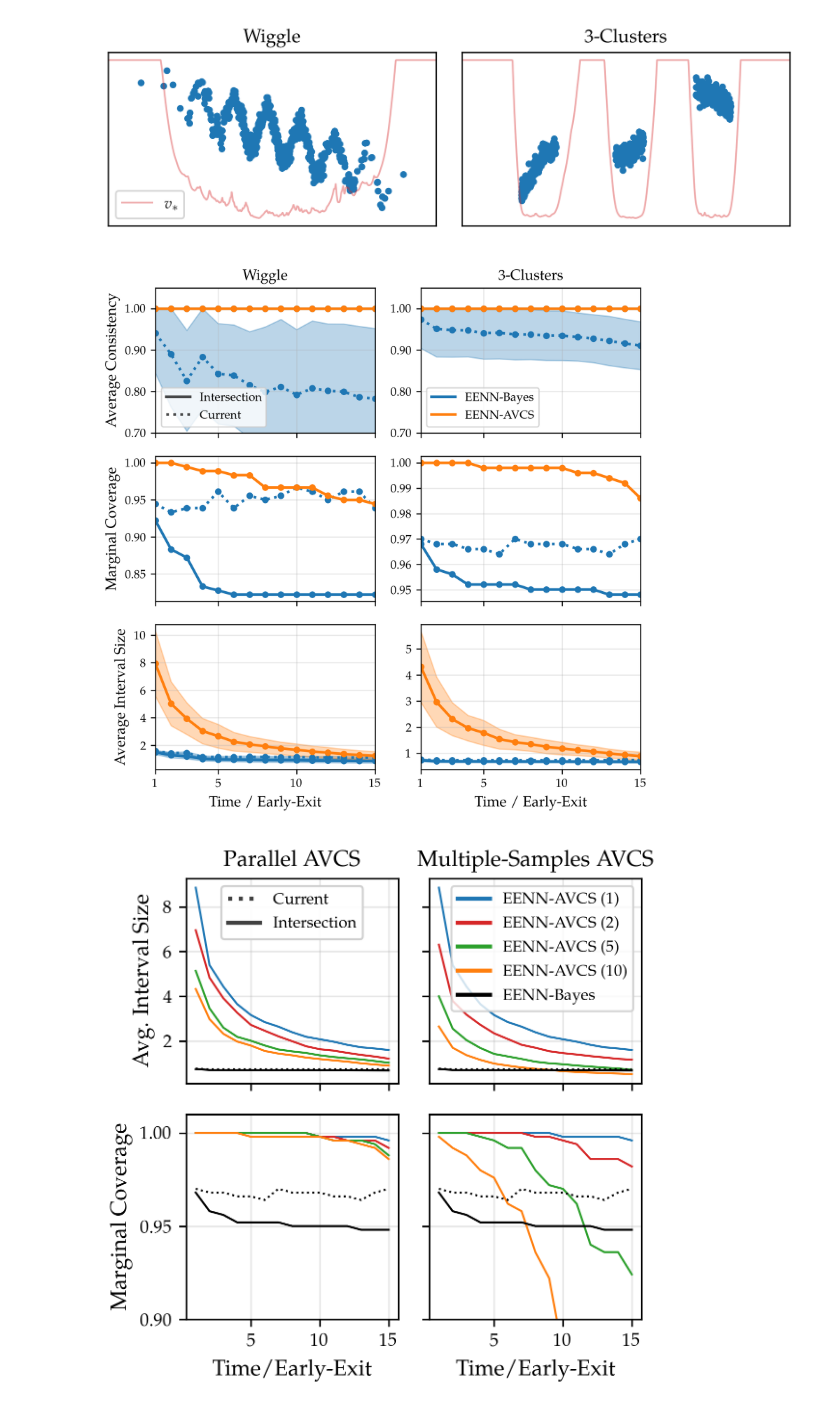
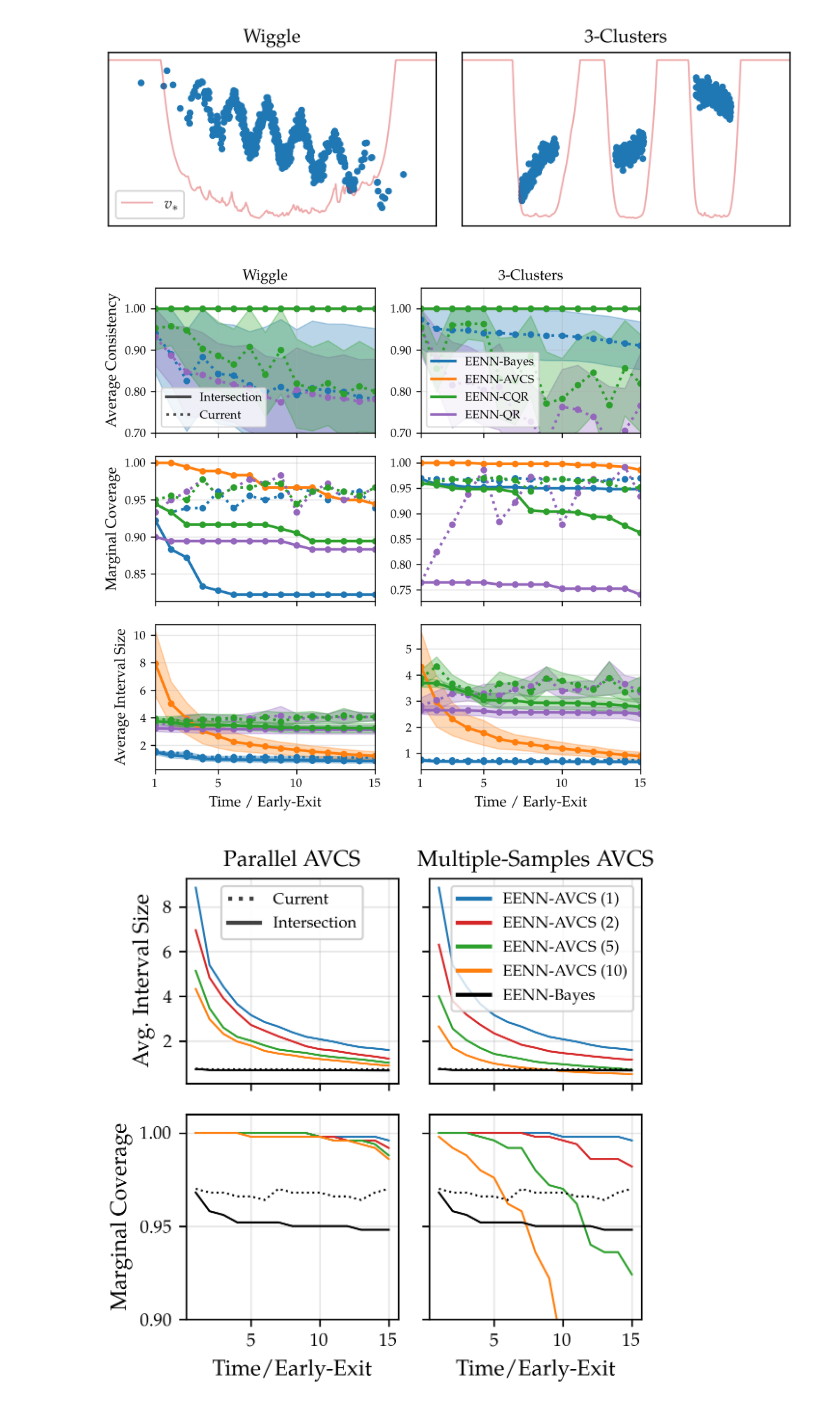
Before and after one commit to metodj/EENN-AVCS, a Jupyter notebook: regression_synthetic.ipynb, the cells around one changed output. Saved outputs shown, nothing was run; the diff lists cells and outputs as text; code cells hidden in the pictures.

```diff
--- a/regression_synthetic.ipynb
+++ b/regression_synthetic.ipynb
@@ -37,7 +38,8 @@ plotting_data = {}
 for dataset in DATASETS:
     data = get_synthetic_data(dataset, SEED)
     X_train, y_train, X_test, y_test, y_max, y_min, x_min, x_max = data
-    BLRs = fit_eenn_blr(width=WIDTH, depth=DEPTH, X_train=X_train, y_train=y_train, X_test=X_test, y_test=y_test, device=device)
+    EENN = fit_eenn(width=WIDTH, depth=DEPTH, X_train=X_train, y_train=y_train, X_test=X_test, y_test=y_test, device=device)
+    BLRs = fit_blr(width=WIDTH, depth=DEPTH, X_train=X_train, y_train=y_train, device=device, model=EENN)
     plotting_data[dataset] = (X_train, y_train, X_test, y_test, y_max, y_min, x_min, x_max, BLRs)
 # %% [output]
 Nr. params: 7276
@@ -57,12 +83,15 @@ Epoch 400 | Loss: 0.0601
 # %%
 C_AVCS = {}
 C_BAYES = {}
+C_QR = {}
+C_CQR = {}
 X_RANGE = {}
 
 for dataset in DATASETS:
     X_train, y_train, X_test, y_test, y_max, y_min, x_min, x_max, BLRs = plotting_data[dataset]
     C_AVCS[dataset] = {}
     C_BAYES[dataset] = {}
+    C_QR[dataset] = {}
 
     for test_set_type in ['X_test', 'X_range']:
 
@@ -79,6 +108,21 @@ for dataset in DATASETS:
 
         C_AVCS[dataset][test_set_type] = c_avcs, epistem_uncer, preds
         C_BAYES[dataset][test_set_type] = c_bayes
+
+        c_qr = QR_MODELS[dataset](x_star)
+        C_QR[dataset][test_set_type] = [list(map(tuple, c_qr[:, i, :].cpu().detach().numpy())) for i in range(c_qr.shape[1])]
+# %%
+# conformalized quantile regression
+TEST_SET_TYPE = 'X_test'
+C_CQR = {}
+for dataset in DATASETS:
+    C_CQR[dataset] = {}
+    q_hats = cqr(QR_MODELS[dataset], dataset, SEED, device, alpha=ALPHA)
+
+    c_cqr = []
+    for i in range(len(C_QR[dataset][TEST_SET_TYPE])):
+        c_cqr.append([(C_QR[dataset][TEST_SET_TYPE][i][j][0] - q_hats[j], C_QR[dataset][TEST_SET_TYPE][i][j][1] + q_hats[j]) for j in range(len(C_QR[dataset][TEST_SET_TYPE][i]))])
+    C_CQR[dataset][TEST_SET_TYPE] = c_cqr
 # %% [markdown]
 # 3) Plots
 # %%
@@ -174,6 +218,7 @@ plt.show()
 [figure]
 # %%
 TEST_SET_TYPE = 'X_test'
+COLOR_DICT = {'EENN-Bayes': 'tab:blue', 'EENN-AVCS': 'tab:orange', 'EENN-QR': 'tab:purple', 'EENN-CQR': 'tab:green'}
 
 fig, ax = plt.subplots(3, 2, figsize=(6, 6), sharex=True)
 
@@ -185,12 +230,22 @@ for i, dataset in enumerate(DATASETS):
     c_avcs, epistem_uncer, preds = c_avcs
     c_bayes = C_BAYES[dataset][TEST_SET_TYPE]
     c_bayes_intersect = [running_intersection(C) for C in c_bayes]
+    c_qr = C_QR[dataset][TEST_SET_TYPE]
+    c_qr_intersect = [running_intersection(C) for C in c_qr]
+    c_cqr = C_CQR[dataset][TEST_SET_TYPE]
+    c_cqr_intersect = [running_intersection(C) for C in c_cqr]
 
-    for label, intervals in zip([('EENN-Bayes', 'current'), ('EENN-Bayes', 'intersection'), ('EENN-AVCS', 'intersection')],
-                                             [c_bayes, c_bayes_intersect, c_avcs]):
+    for label, intervals in zip([('EENN-Bayes', 'current'), ('EENN-Bayes', 'intersection'),
+                                 ('EENN-AVCS', 'intersection'),
+                                 ('EENN-QR', 'intersection'), ('EENN-QR', 'current'),
+                                 ('EENN-CQR', 'intersection'), ('EENN-CQR', 'current')],
+                                [c_bayes, c_bayes_intersect,
+                                 c_avcs,
+                                 c_qr_intersect, c_qr,
+                                 c_cqr_intersect, c_cqr]):
 
         label, interval_type = label
-        color = 'tab:blue' if label == 'EENN-Bayes' else 'tab:orange'
+        color = COLOR_DICT[label]
         line_style = 'solid' if interval_type == 'intersection' else 'dotted'
 
         # plot consistency with std in the first row
@@ -222,34 +277,39 @@ ax[2, 0].set_ylabel('Average Interval Size')
 ax[1, 0].set_ylabel('Marginal Coverage')
 ax[2, 0].set_xlabel('Time / Early-Exit')
 ax[2, 1].set_xlabel('Time / Early-Exit')
 ax[0, 0].set_xlim([1 , DEPTH])
 ax[0, 0].set_xticks([1, 5, 10, 15])
 
 
 lines1 = [
     Line2D([0], [0], color='black', lw=2, linestyle='-', alpha=0.7),
     Line2D([0], [0], color='black', lw=2, linestyle='dotted', alpha=0.7),
 ]
 labels1 = [
     "Intersection",
     "Current"
 ]
 
 lines2 = [
     Line2D([0], [0], color='tab:blue', lw=2, linestyle='-'),
     Line2D([0], [0], color='tab:orange', lw=2, linestyle='-'),
+    Line2D([0], [0], color='tab:green', lw=2, linestyle='-'),
+    Line2D([0], [0], color='tab:purple', lw=2, linestyle='-'),
+
 ]
 labels2 = [
     "EENN-Bayes",
     "EENN-AVCS",
+    "EENN-CQR",
+    "EENN-QR"
 ]
 
 legend1 = ax[0, 0].legend(lines1, labels1, loc='lower left')
 legend2 = ax[0, 1].legend(lines2, labels2, loc='lower left')
 
 plt.show()
 # %% [output]
-[figure, old version]
+[figure, new version]
 # %%
 TEST_SET_TYPE = 'X_test'
 DATASET = '3_clusters_homoskedastic'
```
Also changed, not shown: parts of 3 cells of this notebook, 3 other files.
